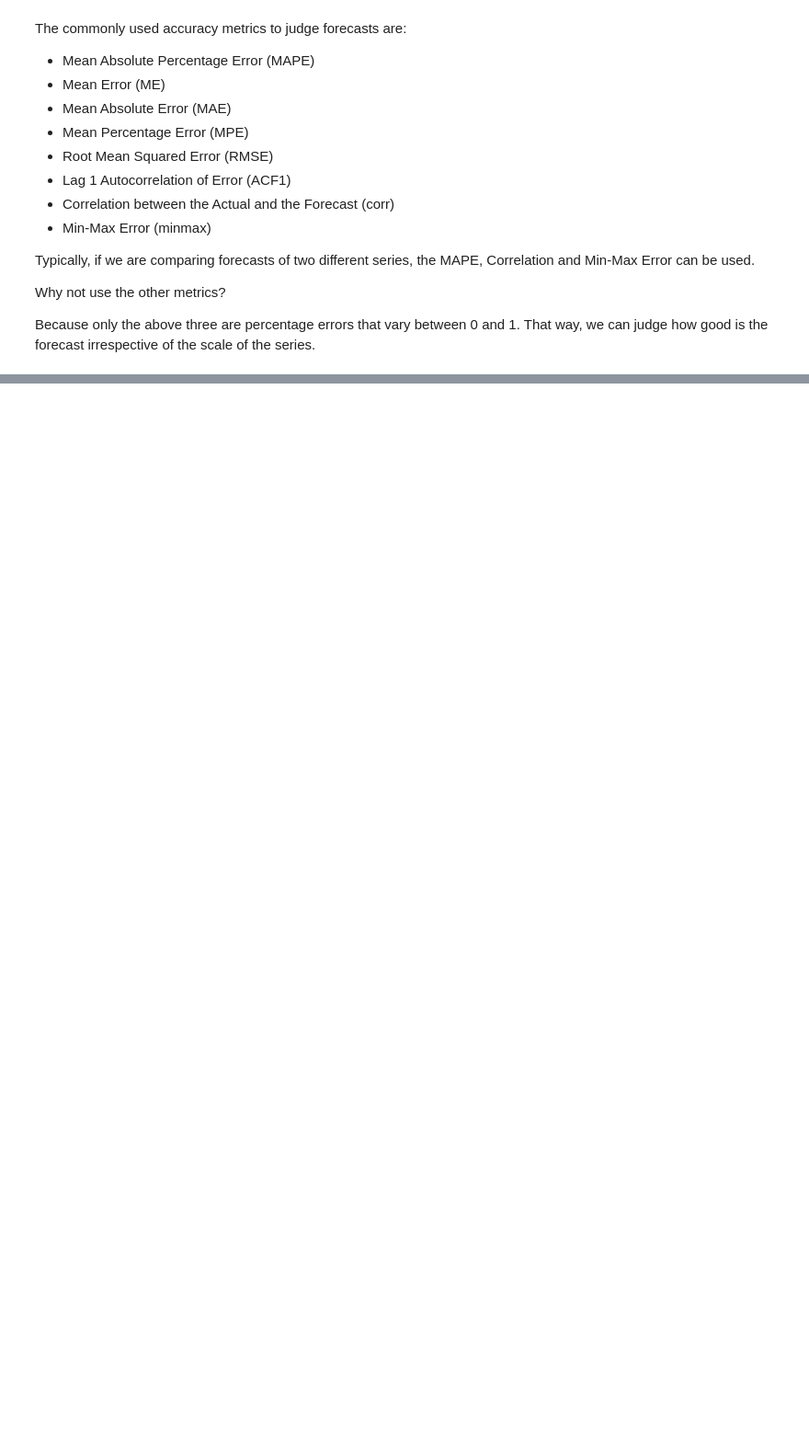
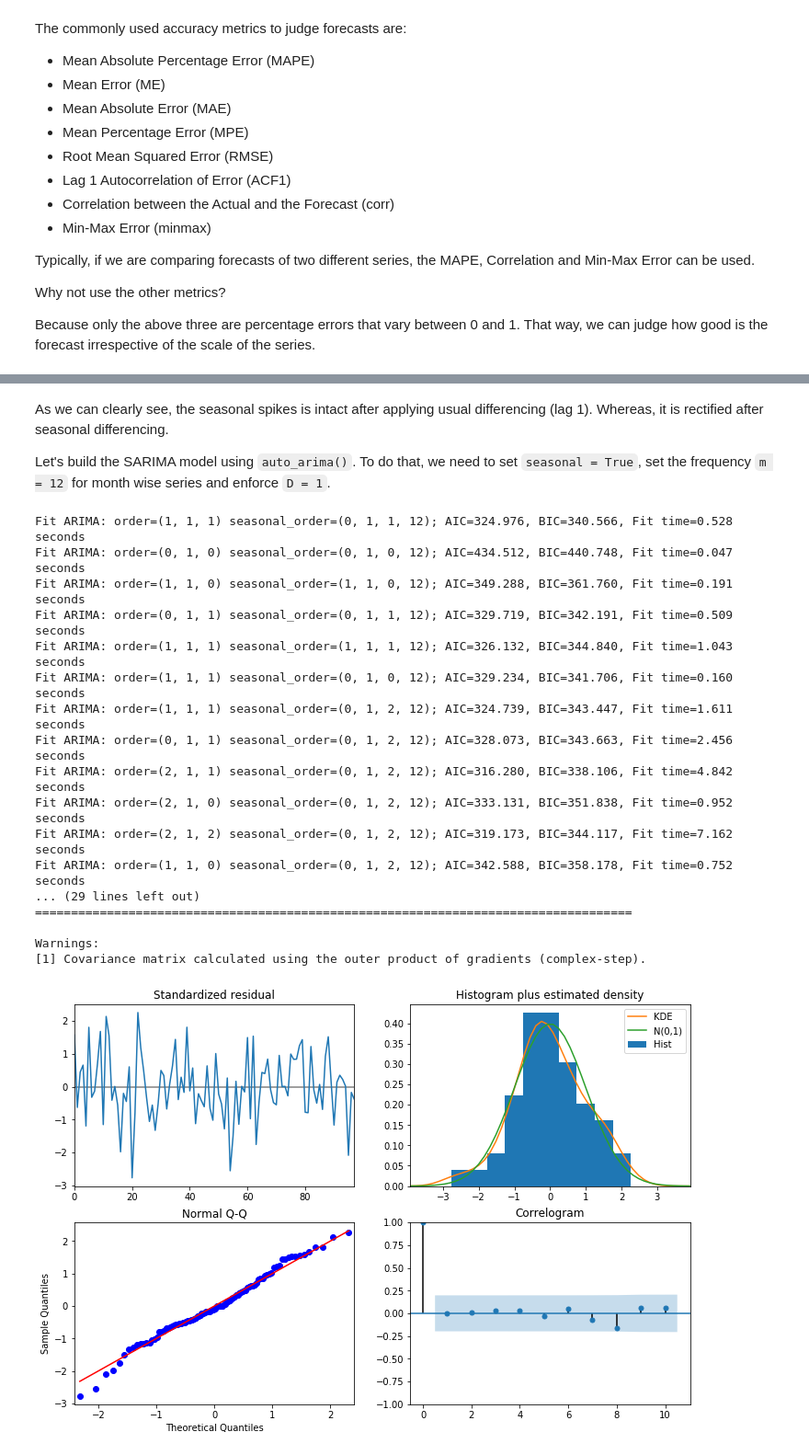
Before and after one commit to dksifoua/Time-Series-Analysis, a Jupyter notebook: ARIMA modeling.ipynb, the cells around one changed output, grey strips where cells are left out. Shown at 92% size. Saved outputs shown, nothing was run; the diff lists cells and outputs as text; code cells hidden in the pictures; blank space fills up the shorter version.

Commit message:
Build sarima with exogenous variable

```diff
--- a/ARIMA modeling.ipynb
+++ b/ARIMA modeling.ipynb
@@ -363,0 +456,43 @@ forecast_accuracy(fc, test.values)
+# %% [markdown]
+As we can clearly see, the seasonal spikes is intact after applying usual differencing (lag 1). Whereas, it is rectified after seasonal differencing.
+
+Let's build the SARIMA model using `auto_arima()`. To do that, we need to set `seasonal = True`, set the frequency `m = 12` for month wise series and enforce `D = 1`.
+# %%
+LIMIT = pd.datetime(2006, 6, 1)
+
+train_data = data[:LIMIT]
+test_data = data[LIMIT:]
+
+# Seasonal - fit stepwise auto-ARIMA
+smodel = pm.auto_arima(train_data, start_p=1, start_q=1,
+                        test='adf',
+                        max_p=5, max_q=5, m=12,
+                        start_P=0, seasonal=True,
+                        d=1, D=1, trace=True,
+                        error_action='ignore',
+                        suppress_warnings=True,
+                        stepwise=True)
+
+print(smodel.summary())
+
+model.plot_diagnostics(figsize=(12, 8))
+plt.show()
+# %% [output]
+Fit ARIMA: order=(1, 1, 1) seasonal_order=(0, 1, 1, 12); AIC=324.976, BIC=340.566, Fit time=0.528 seconds
+Fit ARIMA: order=(0, 1, 0) seasonal_order=(0, 1, 0, 12); AIC=434.512, BIC=440.748, Fit time=0.047 seconds
+Fit ARIMA: order=(1, 1, 0) seasonal_order=(1, 1, 0, 12); AIC=349.288, BIC=361.760, Fit time=0.191 seconds
+Fit ARIMA: order=(0, 1, 1) seasonal_order=(0, 1, 1, 12); AIC=329.719, BIC=342.191, Fit time=0.509 seconds
+Fit ARIMA: order=(1, 1, 1) seasonal_order=(1, 1, 1, 12); AIC=326.132, BIC=344.840, Fit time=1.043 seconds
+Fit ARIMA: order=(1, 1, 1) seasonal_order=(0, 1, 0, 12); AIC=329.234, BIC=341.706, Fit time=0.160 seconds
+Fit ARIMA: order=(1, 1, 1) seasonal_order=(0, 1, 2, 12); AIC=324.739, BIC=343.447, Fit time=1.611 seconds
+Fit ARIMA: order=(0, 1, 1) seasonal_order=(0, 1, 2, 12); AIC=328.073, BIC=343.663, Fit time=2.456 seconds
+Fit ARIMA: order=(2, 1, 1) seasonal_order=(0, 1, 2, 12); AIC=316.280, BIC=338.106, Fit time=4.842 seconds
+Fit ARIMA: order=(2, 1, 0) seasonal_order=(0, 1, 2, 12); AIC=333.131, BIC=351.838, Fit time=0.952 seconds
+Fit ARIMA: order=(2, 1, 2) seasonal_order=(0, 1, 2, 12); AIC=319.173, BIC=344.117, Fit time=7.162 seconds
+Fit ARIMA: order=(1, 1, 0) seasonal_order=(0, 1, 2, 12); AIC=342.588, BIC=358.178, Fit time=0.752 seconds
+... (29 lines left out)
+===================================================================================
+
+Warnings:
+[1] Covariance matrix calculated using the outer product of gradients (complex-step).
+[figure, added]
```
Also changed, not shown: parts of 17 cells of this notebook, 1 other file.
